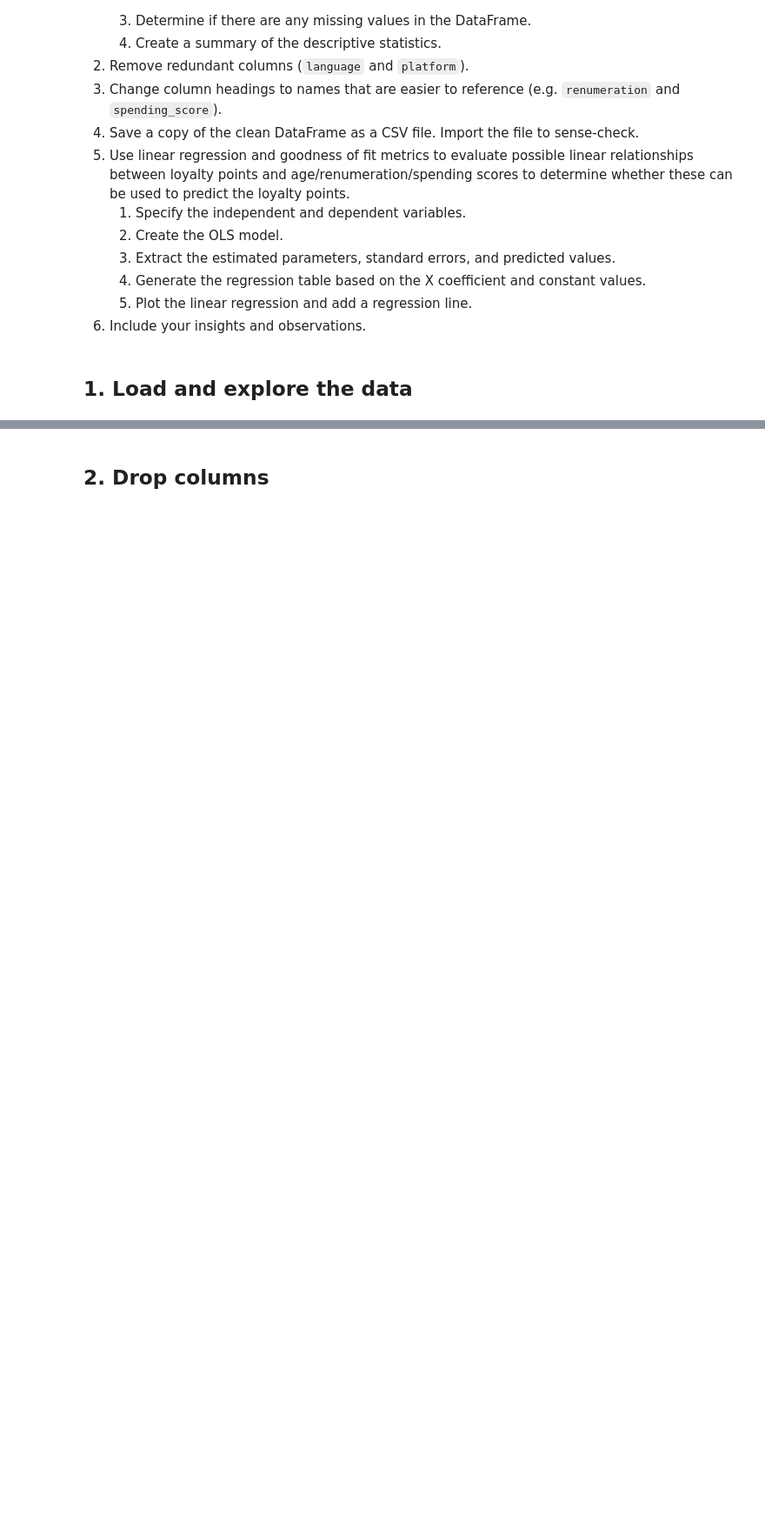
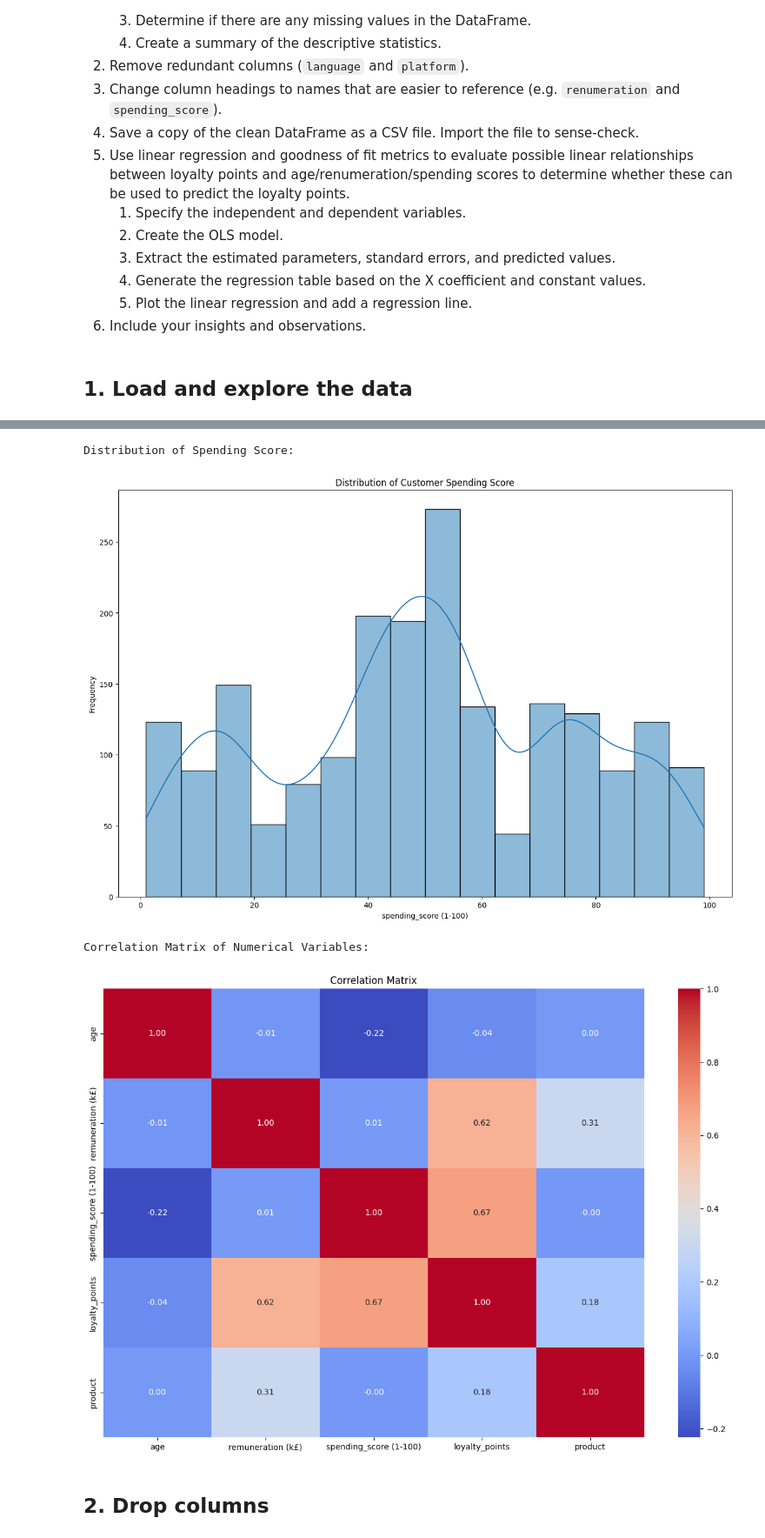
Before and after one commit to totoberni/LSE_DA301_BP, a Jupyter notebook: Python/Berni_Alberto_DA301_Assignment_Notebook.ipynb, the cells around one changed output, grey strips where cells are left out. Shown: that part at 87% size. Saved outputs shown, nothing was run; the diff lists cells and outputs as text; code cells hidden in the pictures; blank space fills up the shorter version.

```diff
--- a/Python/Berni_Alberto_DA301_Assignment_Notebook.ipynb
+++ b/Python/Berni_Alberto_DA301_Assignment_Notebook.ipynb
@@ -46,5 +79,13 @@ from statsmodels.formula.api import ols
 # %%
+# 1.1 : Data Loading
+print("1.1: Data Loading and Initial View")
+print("-"*30)
+
 # Load the CSV file(s) as reviews.
-
+# The notebook is in the 'Python' directory, so we navigate up one level ('../') to get to the root and then into 'Data/'.
+file_path = '../Data/turtle_reviews.csv'
+rdf = pd.read_csv(file_path)
 
 # View the DataFrame.
+print("DataFrame Head:")
+rdf.head()
@@ -56,0 +196,26 @@ from statsmodels.formula.api import ols
+# %%
+# 1.4: Further Data Quality Assessment
+print("1.4: Further Data Quality Assessments")
+print("-"*30)
+
+print("Descriptive Statistics for All Columns:")
+display(rdf.describe(include='all'))
+
+# Visualize the distribution of a key numerical variable
+print("\nDistribution of Spending Score:")
+sns.histplot(rdf['spending_score (1-100)'], kde=True)
+plt.title('Distribution of Customer Spending Score')
+plt.xlabel('spending_score (1-100)')
+plt.ylabel('Frequency')
+plt.show()
+
+# Create a correlation matrix heatmap
+print("\nCorrelation Matrix of Numerical Variables:")
+
+# Select only numeric columns for correlation calculation
+numeric_cols = rdf.select_dtypes(include=np.number)
+corr_matrix = numeric_cols.corr()
+sns.heatmap(corr_matrix, annot=True, cmap='coolwarm', fmt=".2f")
+plt.title('Correlation Matrix')
+plt.show()
+# %% [output]
@@ -57,3 +237,7 @@ from statsmodels.formula.api import ols
+Distribution of Spending Score:
+[figure, added]
+Correlation Matrix of Numerical Variables:
+[figure, added]
 # %% [markdown]
 ## 2. Drop columns
 # %%
```
Also changed, not shown: parts of 43 cells of this notebook.
